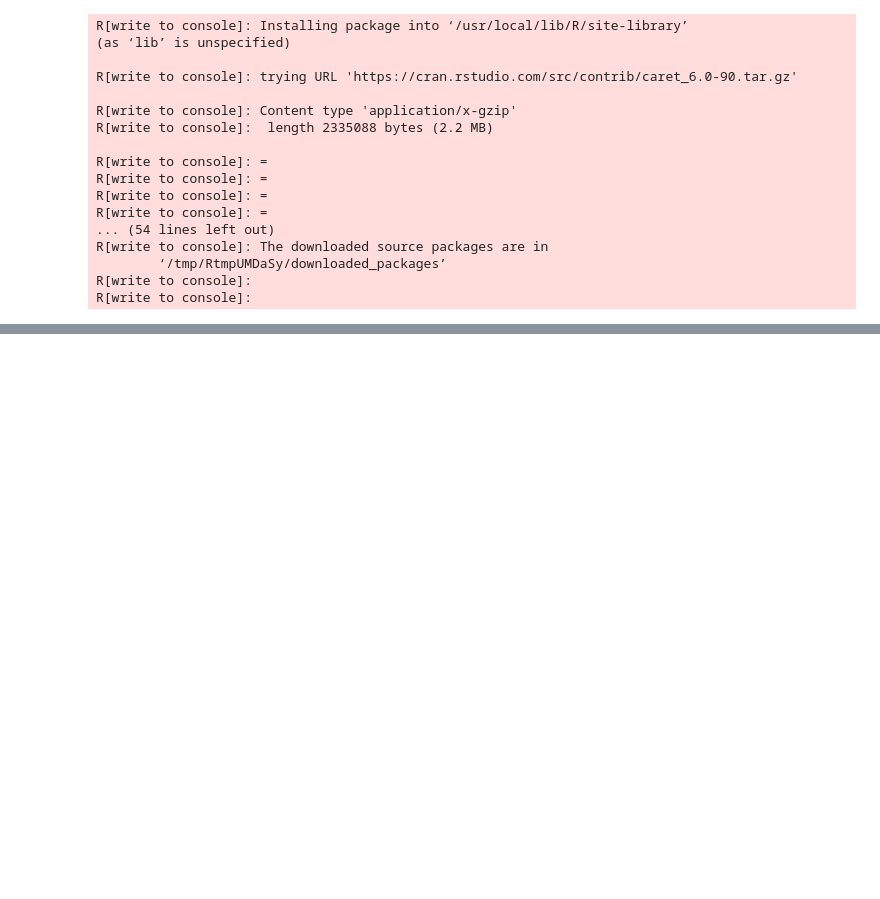
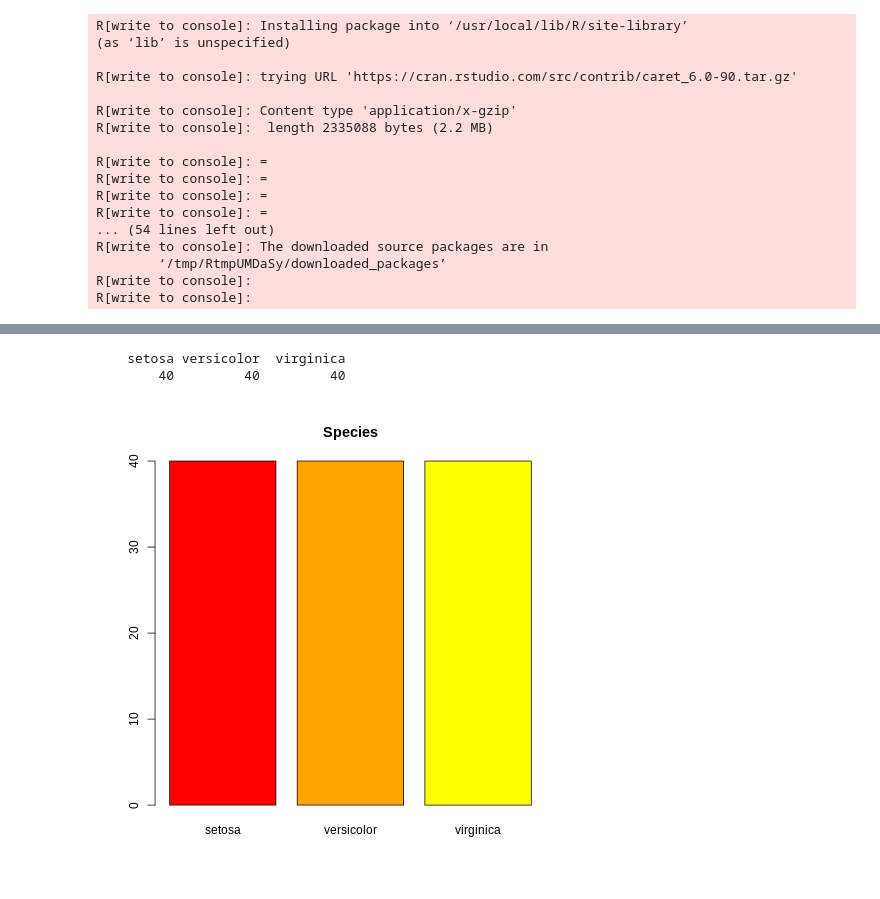
Before and after one commit to ShanmukhRamachandruni/Data-Science, a Jupyter notebook: R5.ipynb, the cells around one changed output, grey strips where cells are left out. Cells and saved outputs as stored; diff of their text form; code cells hidden in the pictures; blank space fills up the shorter version.

```diff
--- a/R5.ipynb
+++ b/R5.ipynb
@@ -95,5 +95,14 @@ print(dim(train_data))
 150          5.9         3.0          5.1         1.8  virginica
 [1] 30  5
 [1] 120   5
+# %%
+%%R
+mytable<-table(train_data[,5])
+print(mytable)
+barplot(mytable,col=c("red","orange","yellow"),main=("Species"))
+# %% [output]
+    setosa versicolor  virginica
+        40         40         40
+[figure, added]
 # %%
 %%R
```
Also changed, not shown: parts of 7 cells of this notebook.
